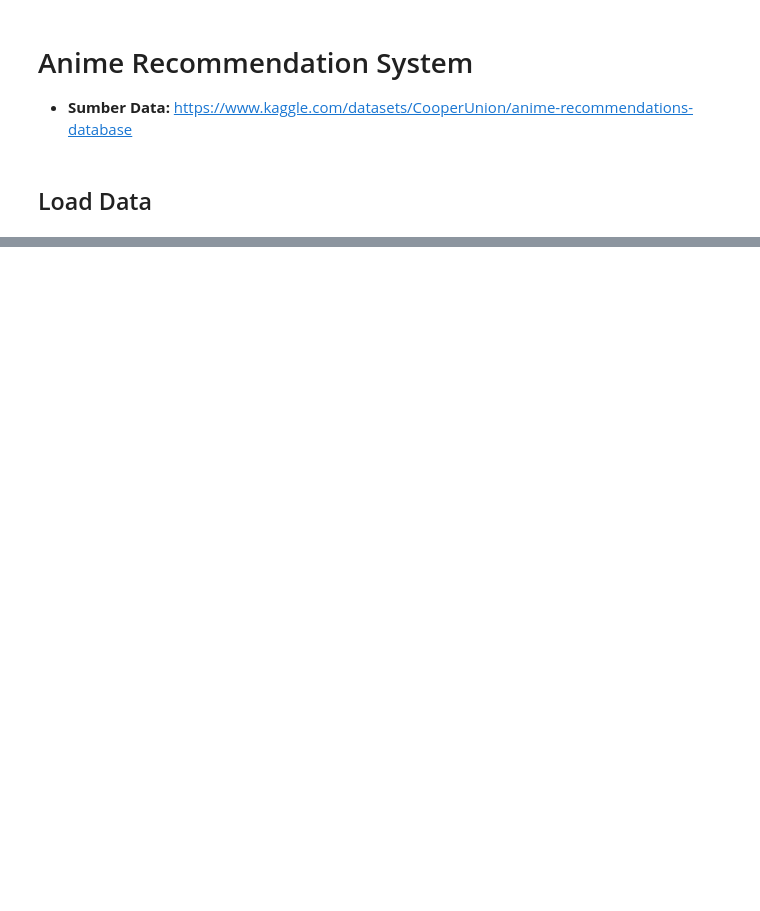
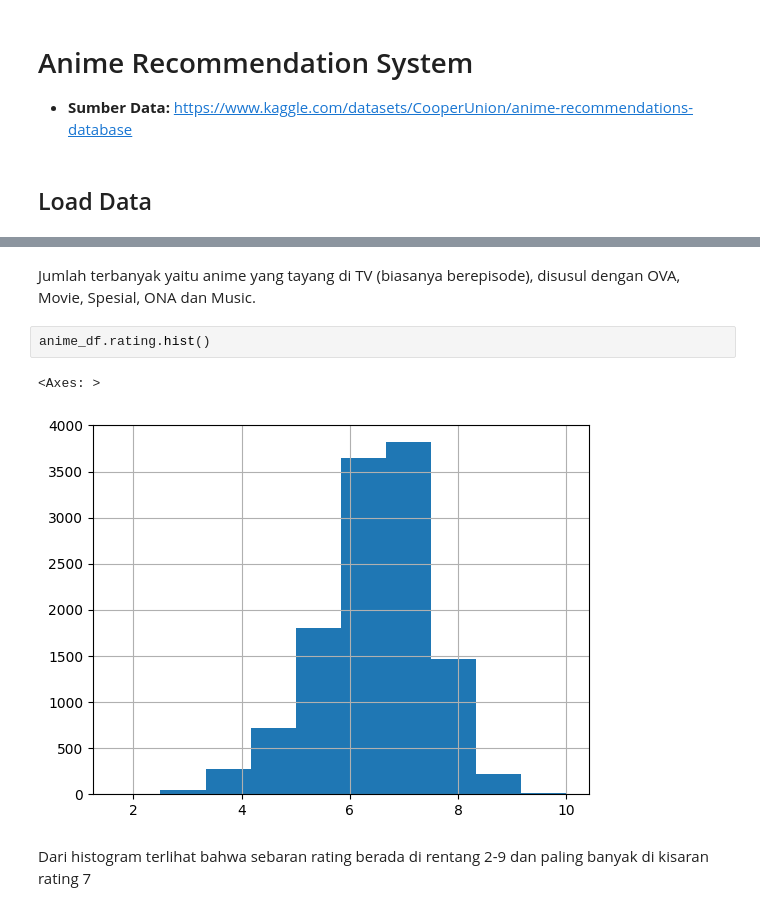
Before and after one commit to lusiaulia/anime-recommendation, a Jupyter notebook: Submission_Proyek_Kedua_ML_Terapan.ipynb, the cells around one changed output, grey strips where cells are left out. Saved outputs shown, nothing was run; the diff lists cells and outputs as text; blank space fills up the shorter version.

```diff
--- a/Submission_Proyek_Kedua_ML_Terapan.ipynb
+++ b/Submission_Proyek_Kedua_ML_Terapan.ipynb
@@ -242,0 +291,9 @@ Dari ketiga model terlihat model dengan akurasi yang paling besar yaitu model XG
+# %% [markdown]
+Jumlah terbanyak yaitu anime yang tayang di TV (biasanya berepisode), disusul dengan OVA, Movie, Spesial, ONA dan Music.
+# %%
+anime_df.rating.hist()
+# %% [output]
+<Axes: >
+[figure, added]
+# %% [markdown]
+Dari histogram terlihat bahwa sebaran rating berada di rentang 2-9 dan paling banyak di kisaran rating 7
```
Also changed, not shown: parts of 103 cells of this notebook, 4 other files.
